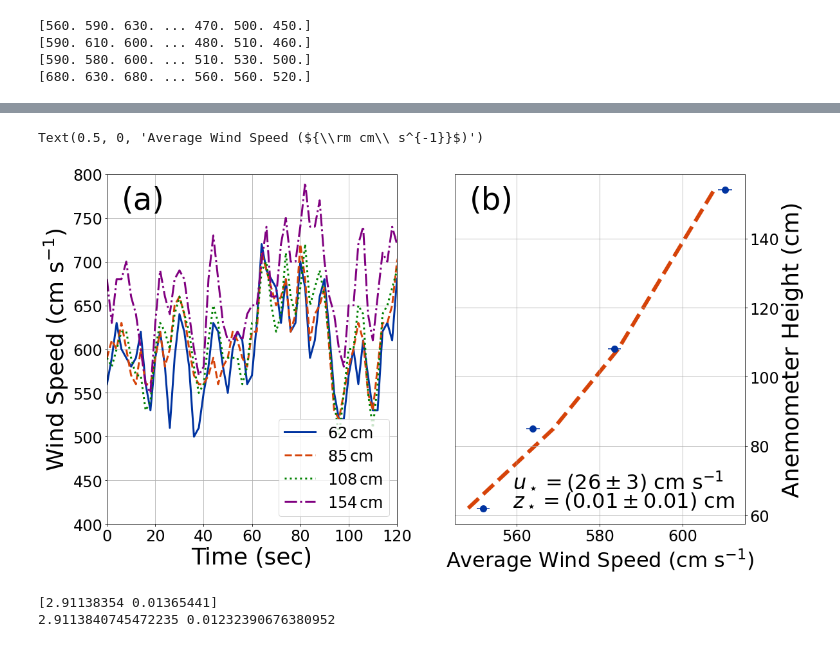
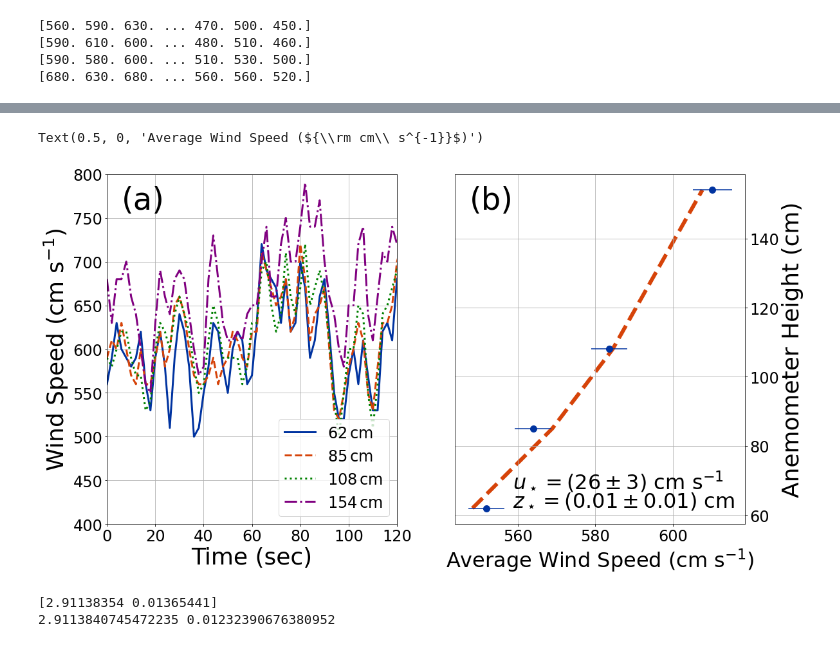
Before and after one commit to BoiseStatePlanetary/Optimizing-Number-and-Placement-of-Anemometers, a Jupyter notebook: figures and data/Experimenting with roughness scale measurements.ipynb, the cells around one changed output, grey strips where cells are left out. Cells and saved outputs as stored; diff of their text form; code cells hidden in the pictures.

```diff
--- a/figures and data/Experimenting with roughness scale measurements.ipynb
+++ b/figures and data/Experimenting with roughness scale measurements.ipynb
@@ -153,12 +153,15 @@ ax2 = fig.add_subplot(122)
 
 x = np.array(list(heights.values()))
 y = np.array(list(means.values()))
-xerr = np.array(list(stds.values()))
 
 # Law-of-the-Wall fit
 log_z = np.log(x/np.min(x))
 popt, pcov = curve_fit(lin_fit, log_z, y, sigma=xerr)
 unc = np.sqrt(np.diag(pcov))
+
+# Re-scale sigma
+xerr = rescale_sigma(y, lin_fit(log_z, *popt), np.array(list(stds.values())))
+
 ustar = calc_ustar_from_slope(kappa, popt[0])
 sigma_ustar = calc_sigma_ustar(kappa, unc[0])
 zstar = calc_zstar_from_slope_and_intercept(np.min(x), popt[0], popt[1])
@@ -198,5 +201,5 @@ wind errors:  [1.58643565 1.58516336 1.55403029 1.69685208]
 Text(0.5, 0, 'Average Wind Speed (${\\rm cm\\ s^{-1}}$)')
-[figure, old version]
+[figure, new version]
 # %%
 x = np.array(list(heights.values()))
 y = np.array(list(means.values()))
```
Also changed, not shown: parts of 2 cells of this notebook.
